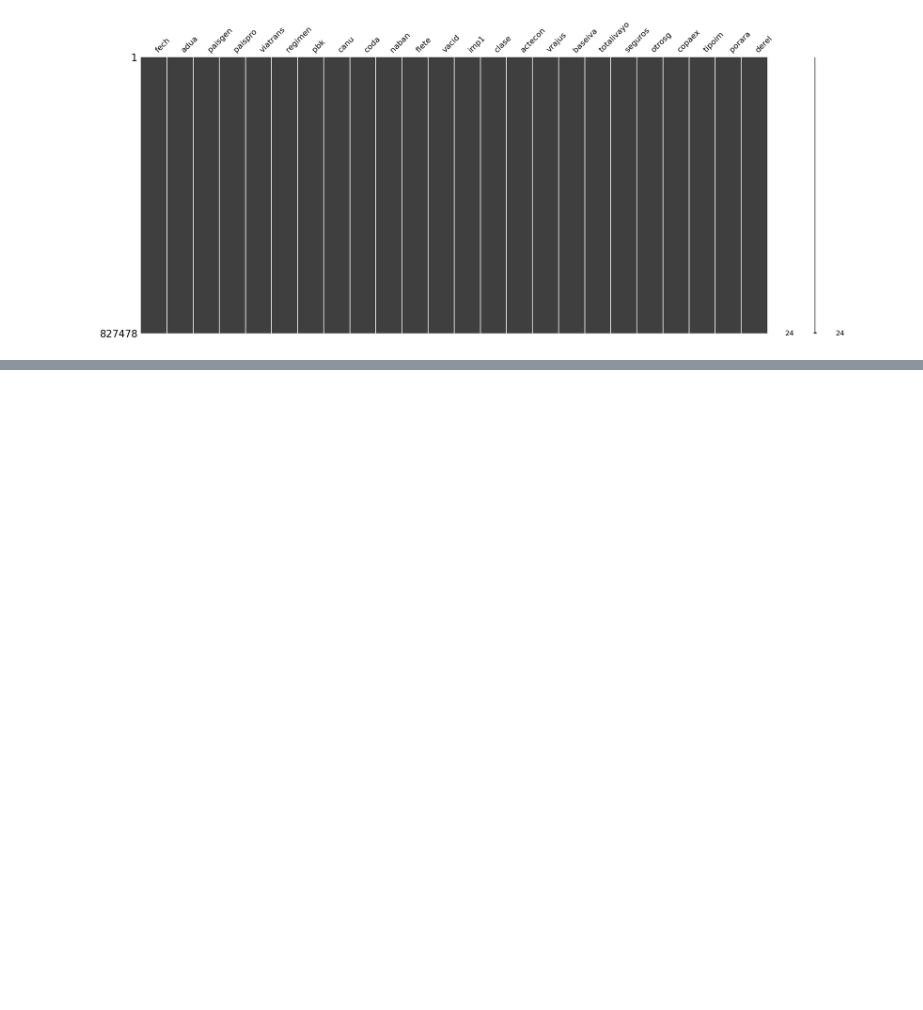
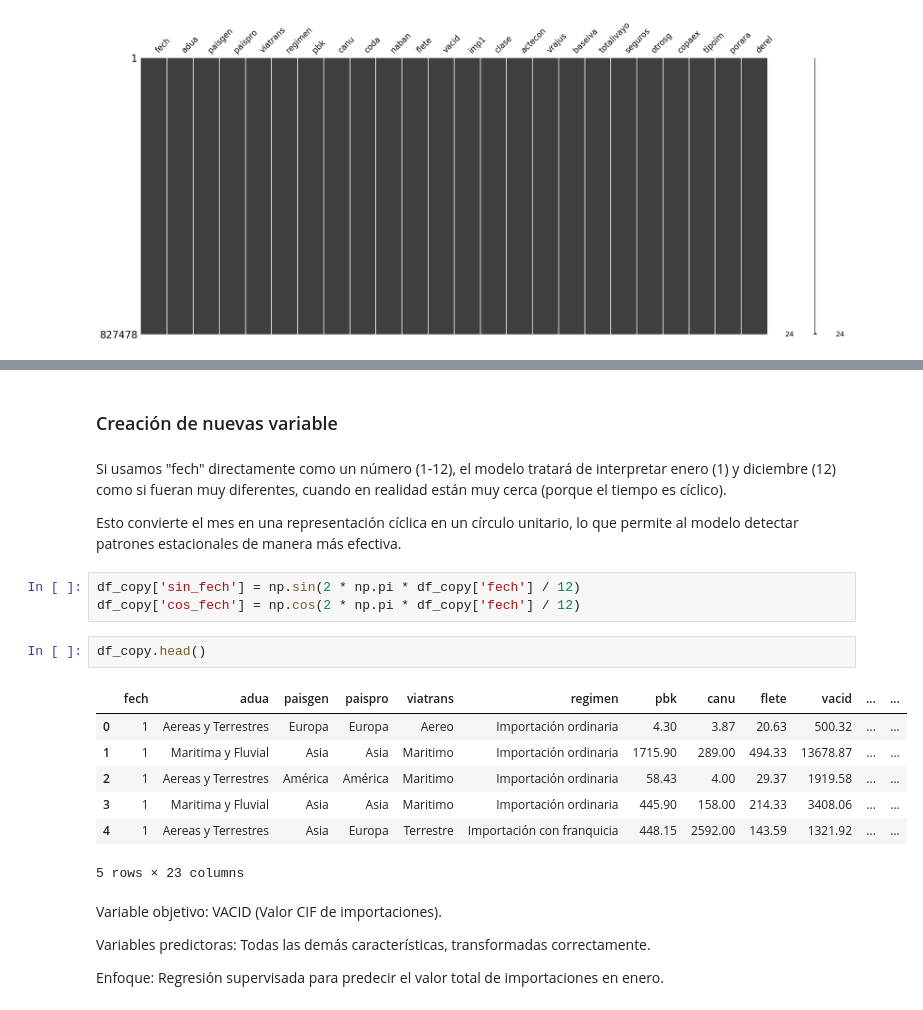
Before and after one commit to erramirezc1/MIAD-DDSA-Proyecto, a Jupyter notebook: notebooks/proyecto_despliegue_soluciones.ipynb, the cells around one changed output, grey strips where cells are left out. Cells and saved outputs as stored; diff of their text form; blank space fills up the shorter version.

```diff
--- a/notebooks/proyecto_despliegue_soluciones.ipynb
+++ b/notebooks/proyecto_despliegue_soluciones.ipynb
@@ -426,0 +1024,26 @@ msno.matrix(dfimp24)
+# %% [markdown]
+### Creación de nuevas variable
+# %% [markdown]
+Si usamos "fech" directamente como un número (1-12), el modelo tratará de interpretar enero (1) y diciembre (12) como si fueran muy diferentes, cuando en realidad están muy cerca (porque el tiempo es cíclico).
+
+
+Esto convierte el mes en una representación cíclica en un círculo unitario, lo que permite al modelo detectar patrones estacionales de manera más efectiva.
+# %%
+df_copy['sin_fech'] = np.sin(2 * np.pi * df_copy['fech'] / 12)
+df_copy['cos_fech'] = np.cos(2 * np.pi * df_copy['fech'] / 12)
+# %%
+df_copy.head()
+# %% [output]
+|  | fech | adua | paisgen | paispro | viatrans | regimen | pbk | canu | flete | vacid | ... | ... |
+| 0 | 1 | Aereas y Terrestres | Europa | Europa | Aereo | Importación ordinaria | 4.30 | 3.87 | 20.63 | 500.32 | ... | ... |
+| 1 | 1 | Maritima y Fluvial | Asia | Asia | Maritimo | Importación ordinaria | 1715.90 | 289.00 | 494.33 | 13678.87 | ... | ... |
+| 2 | 1 | Aereas y Terrestres | América | América | Maritimo | Importación ordinaria | 58.43 | 4.00 | 29.37 | 1919.58 | ... | ... |
+| 3 | 1 | Maritima y Fluvial | Asia | Asia | Maritimo | Importación ordinaria | 445.90 | 158.00 | 214.33 | 3408.06 | ... | ... |
+| 4 | 1 | Aereas y Terrestres | Asia | Europa | Terrestre | Importación con franquicia | 448.15 | 2592.00 | 143.59 | 1321.92 | ... | ... |
+5 rows × 23 columns
+# %% [markdown]
+Variable objetivo: VACID (Valor CIF de importaciones).
+
+Variables predictoras: Todas las demás características, transformadas correctamente.
+
+Enfoque: Regresión supervisada para predecir el valor total de importaciones en enero.
```
Also changed, not shown: parts of 15 cells of this notebook.
